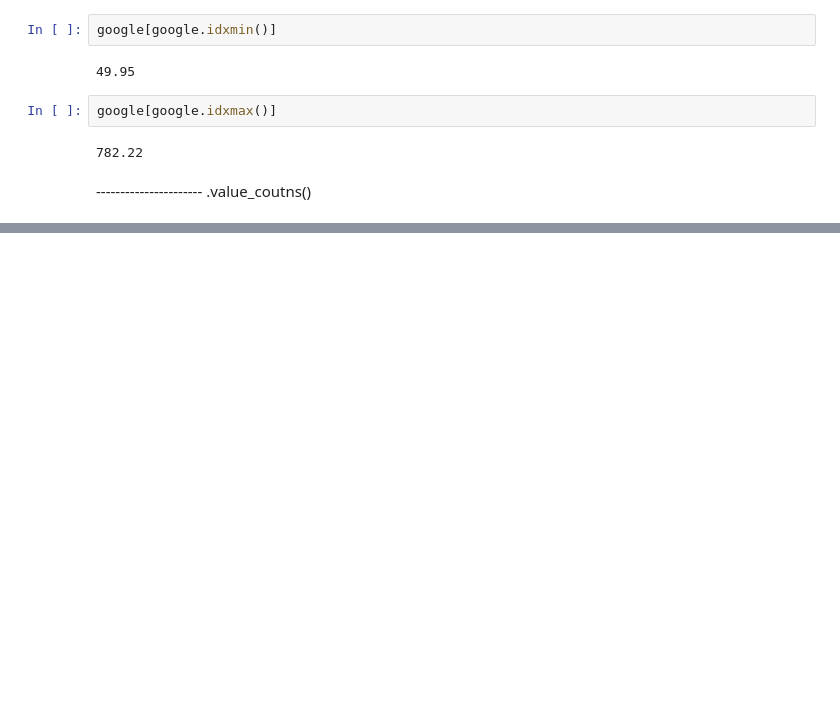
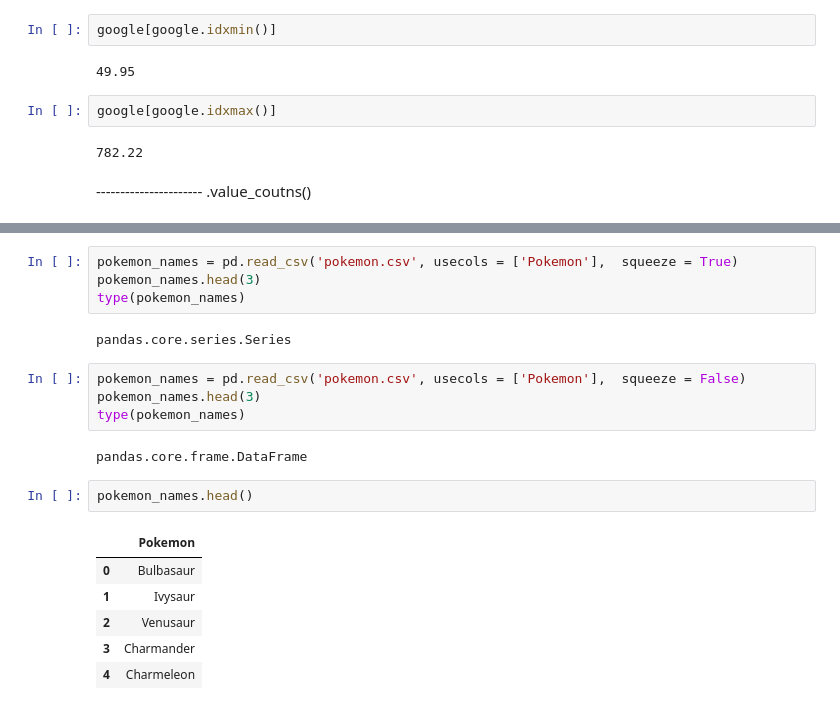
Before and after one commit to nikolay-rudenko/pandas_edu, a Jupyter notebook: pandas_course/Series.ipynb, the cells around one changed output, grey strips where cells are left out. Drawn from its saved outputs; the diff is of its cells as text; blank space fills up the shorter version.

```diff
--- a/pandas_course/Series.ipynb
+++ b/pandas_course/Series.ipynb
@@ -427,0 +605,21 @@ pokemon
+# %%
+pokemon_names = pd.read_csv('pokemon.csv', usecols = ['Pokemon'],  squeeze = True)
+pokemon_names.head(3)
+type(pokemon_names)
+# %% [output]
+pandas.core.series.Series
+# %%
+pokemon_names = pd.read_csv('pokemon.csv', usecols = ['Pokemon'],  squeeze = False)
+pokemon_names.head(3)
+type(pokemon_names)
+# %% [output]
+pandas.core.frame.DataFrame
+# %%
+pokemon_names.head()
+# %% [output]
+|  | Pokemon |
+| 0 | Bulbasaur |
+| 1 | Ivysaur |
+| 2 | Venusaur |
+| 3 | Charmander |
+| 4 | Charmeleon |
```
Also changed, not shown: parts of 20 cells of this notebook.
